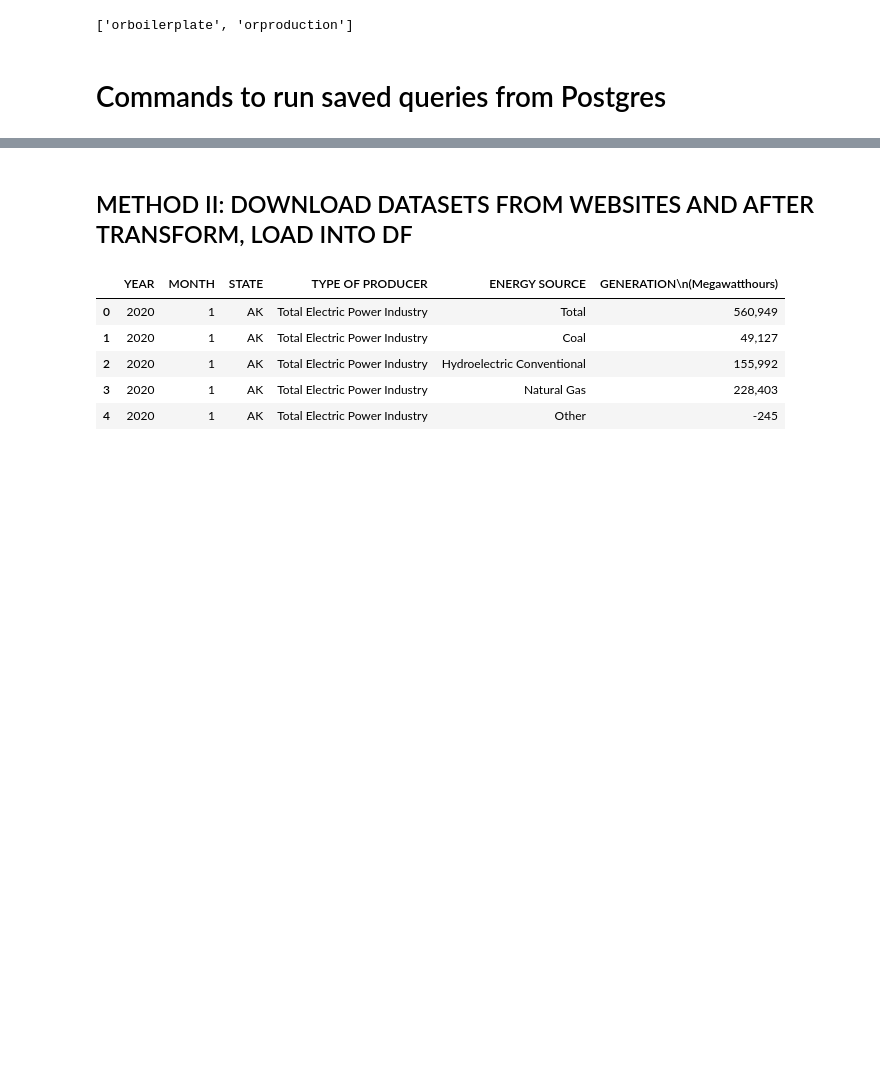
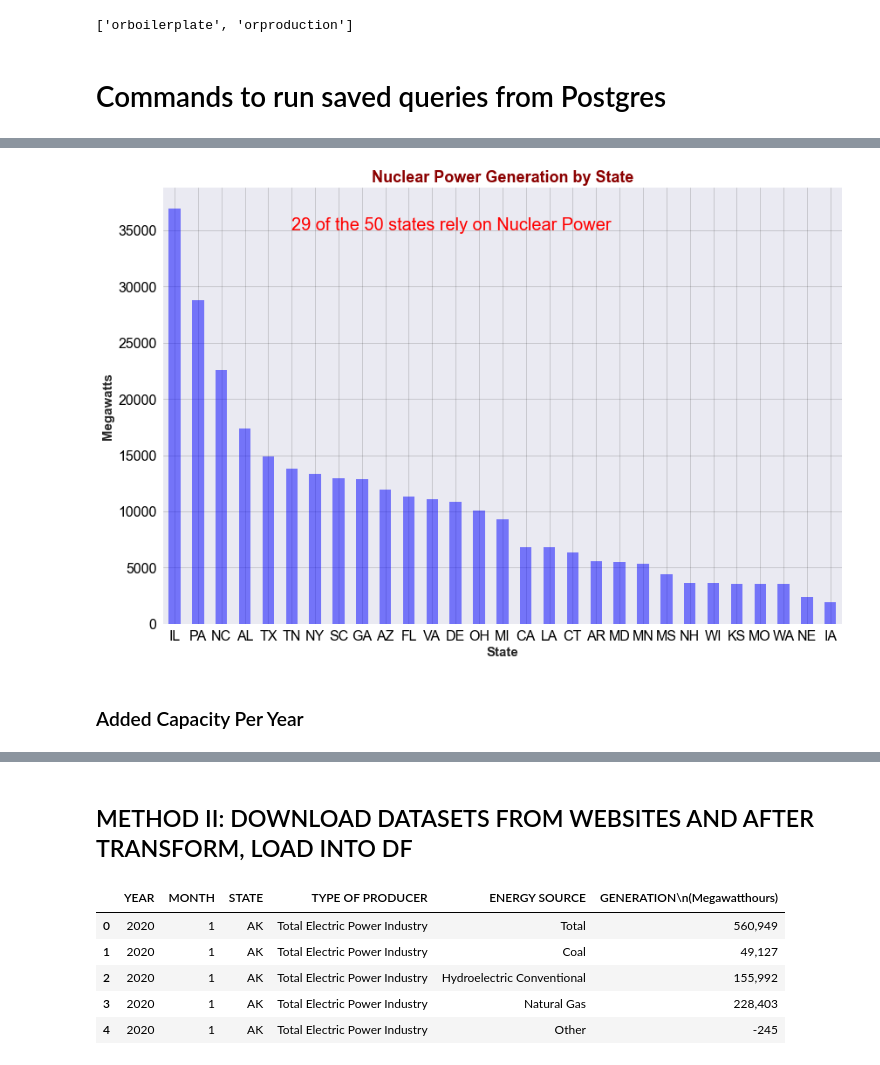
Before and after one commit to fbarillas08/ETL_Project_NuclearPowerPlants_in_the_USA, a Jupyter notebook: FAB_Project2_NuclearPower.ipynb, the cells around one changed output, grey strips where cells are left out. Saved outputs shown, nothing was run; the diff lists cells and outputs as text; code cells hidden in the pictures; blank space fills up the shorter version.

```diff
--- a/FAB_Project2_NuclearPower.ipynb
+++ b/FAB_Project2_NuclearPower.ipynb
@@ -79,0 +97,29 @@ query.close()
+# %%
+x_axis = NP_by_State_df['State']
+y_values=NP_by_State_df['Licensed MW']
+
+tick_locations = [value for value in x_axis]
+
+fig1 = plt.figure(figsize =(12,8))
+plt.bar(x_axis, y_values, color = 'blue', alpha = 0.50, align = "center", width = 0.5)
+plt.title("Nuclear Power Generation by State", fontsize = 18, fontweight ='bold', color='darkred')
+plt.xlabel("State", fontsize = 15, fontweight ='bold')
+plt.ylabel("Megawatts", fontsize = 15, fontweight ='bold')
+
+plt.xticks(fontsize = 16, color = 'k', rotation = 0)
+plt.yticks(fontsize = 16, color = 'k', rotation = 0)
+
+plt.xlim(-0.5, len(x_axis)-0.5)
+
+plt.grid(color='k', alpha = 0.15)
+
+plt.annotate("29 of the 50 states rely on Nuclear Power", xy=(5.0,35000.0), size = 20, color ="red")
+
+plt.tight_layout(pad=0.8, w_pad=1.4, h_pad=1.0)
+
+plt.savefig("NP_by_State.png")
+plt.show()
+# %% [output]
+[figure, added]
+# %% [markdown]
+### Added Capacity Per Year
```
Also changed, not shown: parts of 64 cells of this notebook, 14 other files.
